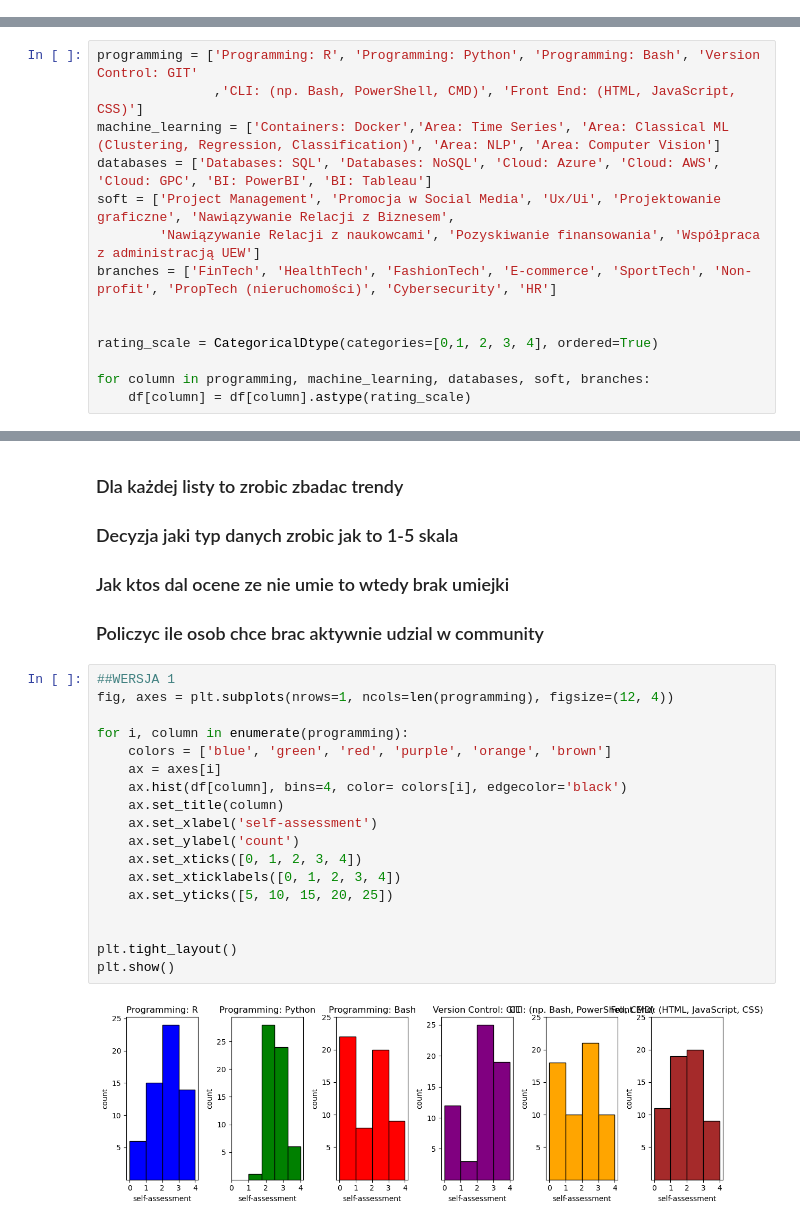
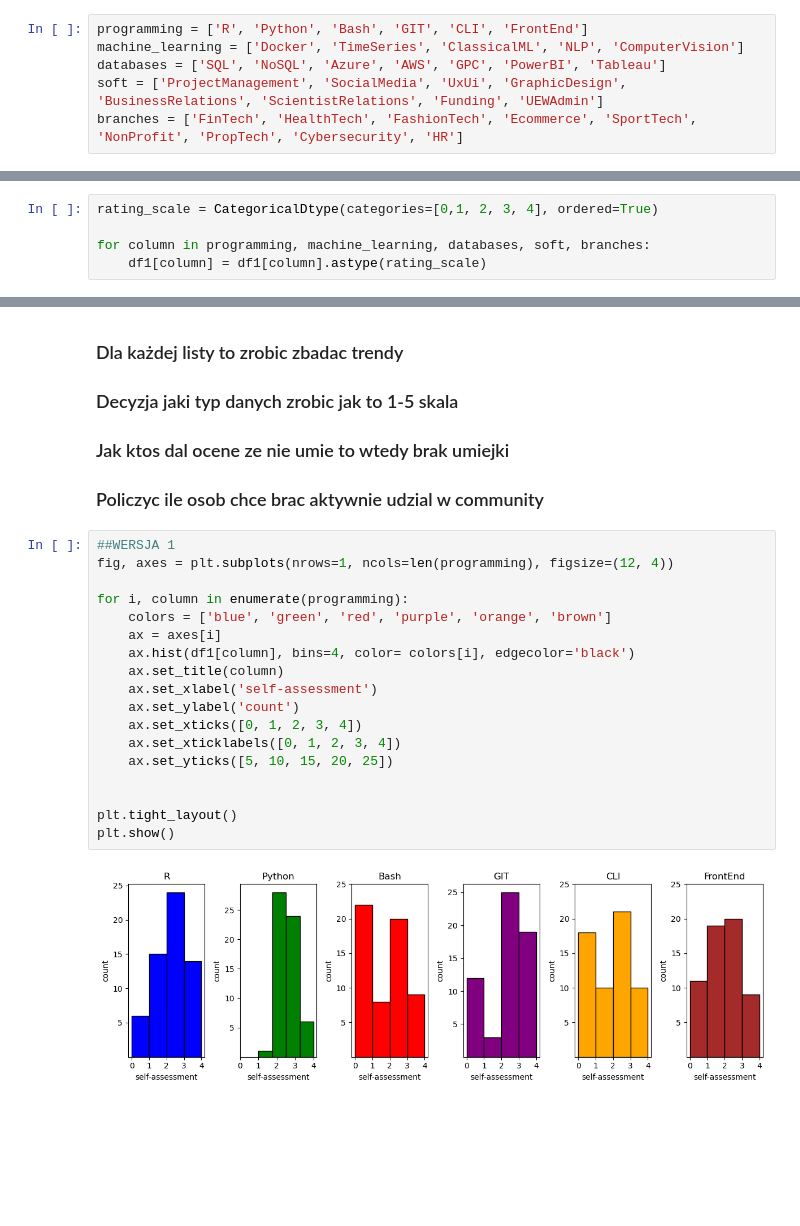
Before and after one commit to Mghd269/DMI-Project, a Jupyter notebook: notebooks/02_eda.ipynb, the cells around one changed output, grey strips where cells are left out. Drawn from its saved outputs; the diff is of its cells as text; blank space fills up the shorter version.

```diff
--- a/notebooks/02_eda.ipynb
+++ b/notebooks/02_eda.ipynb
@@ -94 +133,7 @@ branches = ['FinTech', 'HealthTech', 'FashionTech', 'E-commerce', 'SportTech', '
+# %%
+programming = ['R', 'Python', 'Bash', 'GIT', 'CLI', 'FrontEnd']
+machine_learning = ['Docker', 'TimeSeries', 'ClassicalML', 'NLP', 'ComputerVision']
+databases = ['SQL', 'NoSQL', 'Azure', 'AWS', 'GPC', 'PowerBI', 'Tableau']
+soft = ['ProjectManagement', 'SocialMedia', 'UxUi', 'GraphicDesign', 'BusinessRelations', 'ScientistRelations', 'Funding', 'UEWAdmin']
+branches = ['FinTech', 'HealthTech', 'FashionTech', 'Ecommerce', 'SportTech', 'NonProfit', 'PropTech', 'Cybersecurity', 'HR']
 # %%
@@ -193,19 +229,10 @@ Name: count, dtype: int64
 # %% [markdown]
 # Variables distributions
-# %%
-programming = ['Programming: R', 'Programming: Python', 'Programming: Bash', 'Version Control: GIT'
-               ,'CLI: (np. Bash, PowerShell, CMD)', 'Front End: (HTML, JavaScript, CSS)']
-machine_learning = ['Containers: Docker','Area: Time Series', 'Area: Classical ML (Clustering, Regression, Classification)', 'Area: NLP', 'Area: Computer Vision']
-databases = ['Databases: SQL', 'Databases: NoSQL', 'Cloud: Azure', 'Cloud: AWS', 'Cloud: GPC', 'BI: PowerBI', 'BI: Tableau']
-soft = ['Project Management', 'Promocja w Social Media', 'Ux/Ui', 'Projektowanie graficzne', 'Nawiązywanie Relacji z Biznesem',
-        'Nawiązywanie Relacji z naukowcami', 'Pozyskiwanie finansowania', 'Współpraca z administracją UEW']
-branches = ['FinTech', 'HealthTech', 'FashionTech', 'E-commerce', 'SportTech', 'Non-profit', 'PropTech (nieruchomości)', 'Cybersecurity', 'HR']
-
-
-rating_scale = CategoricalDtype(categories=[0,1, 2, 3, 4], ordered=True)
-
-for column in programming, machine_learning, databases, soft, branches:
-    df[column] = df[column].astype(rating_scale)
+# %%
+rating_scale = CategoricalDtype(categories=[0,1, 2, 3, 4], ordered=True)
+
+for column in programming, machine_learning, databases, soft, branches:
+    df1[column] = df1[column].astype(rating_scale)
 # %% [markdown]
 ## ZMIANY
 
@@ -223,23 +250,23 @@ for column in programming, machine_learning, databases, soft, branches:
 # %%
 ##WERSJA 1
 fig, axes = plt.subplots(nrows=1, ncols=len(programming), figsize=(12, 4))
 
 for i, column in enumerate(programming):
     colors = ['blue', 'green', 'red', 'purple', 'orange', 'brown']
     ax = axes[i]
-    ax.hist(df[column], bins=4, color= colors[i], edgecolor='black')
+    ax.hist(df1[column], bins=4, color= colors[i], edgecolor='black')
     ax.set_title(column)
     ax.set_xlabel('self-assessment')
     ax.set_ylabel('count')
     ax.set_xticks([0, 1, 2, 3, 4])
     ax.set_xticklabels([0, 1, 2, 3, 4])
     ax.set_yticks([5, 10, 15, 20, 25])
 
 
 plt.tight_layout()
 plt.show()
 # %% [output]
-[figure, old version]
+[figure, new version]
 # %%
 #WERSJA 2
 
```
Also changed, not shown: parts of 15 cells of this notebook.
